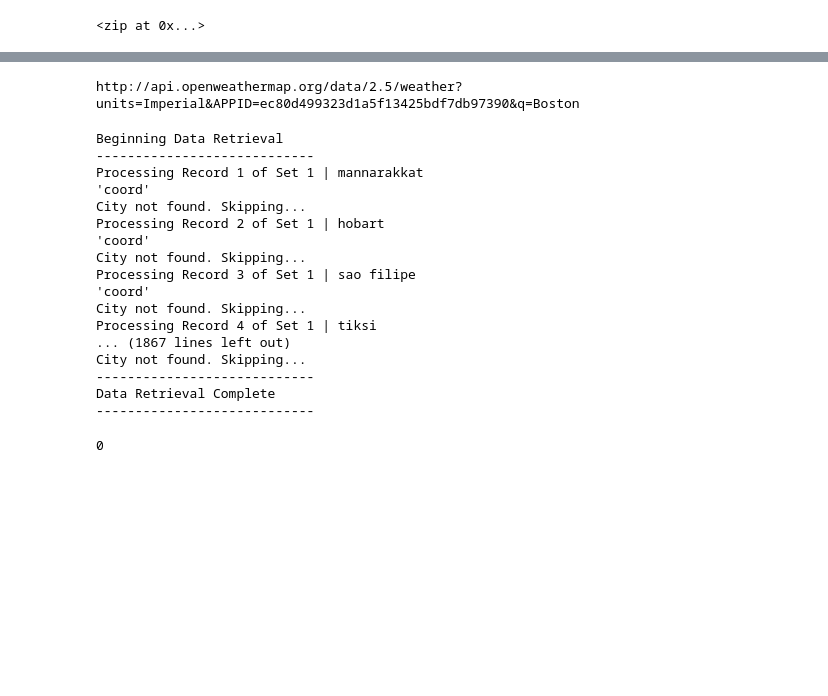
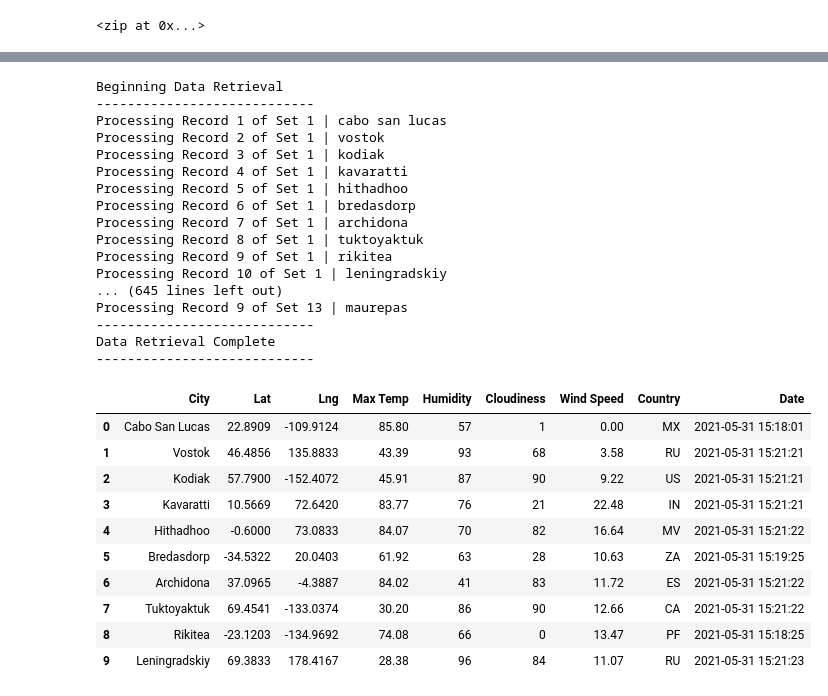
Before and after one commit to nikki4944/World_Weather_Analysis, a Jupyter notebook: WeatherPy.ipynb, the cells around one changed output, grey strips where cells are left out. Saved outputs shown, nothing was run; the diff lists cells and outputs as text; code cells hidden in the pictures; blank space fills up the shorter version.

Commit message:
DataFrame created.

```diff
--- a/WeatherPy.ipynb
+++ b/WeatherPy.ipynb
@@ -44,9 +44,3 @@ http://api.openweathermap.org/data/2.5/weather?units=Imperial&APPID=ec80d499323d
 # %%
 #Import the datetime module from the datetime library
 from datetime import datetime
-# %%
-#Create an endpoint URL for a city
-city_url= url + "&q=" + "Boston"
-print(city_url)
-# %% [output]
-http://api.openweathermap.org/data/2.5/weather?units=Imperial&APPID=ec80d499323d1a5f13425bdf7db97390&q=Boston
@@ -69,8 +61,8 @@ for i, city in enumerate(cities):
     if (i % 50 == 0 and i >= 50):
         set_count+= 1
         record_count= 1
-    #Create endpoint URL with each city
-    city_url= url + "&q=" + city.replace("", "+")
+    # Create endpoint URL with each city.
+    city_url = url + "&q=" + city.replace(" ","+")
     #Log the URL, record, and set numbers and the city
     print(f"Processing Record {record_count} of Set {set_count} | {city}")
     #Add 1 to the record count
@@ -90,7 +82,7 @@ for i, city in enumerate(cities):
         #Convert the date to ISO standard
         city_date= datetime.utcfromtimestamp(city_weather["dt"]).strftime('%Y-%m-%d %H:%M:%S')
         #Append the city information into city_data list
-        city_data.append({"City": city_title(),
+        city_data.append({"City": city.title(),
                           "Lat": city_lat,
                           "Lng": city_lng,
                           "Max Temp": city_max_temp,
@@ -100,8 +92,7 @@ for i, city in enumerate(cities):
                           "Country": city_country,
                           "Date": city_date})
     #If an error is experienced, skip the city
-    except Exception as e:
-        print(e)
+    except:
         print("City not found. Skipping...")
         pass
 #Indidate that Data Loading is complete
@@ -111,22 +102,34 @@ print("----------------------------")
 # %% [output]
 Beginning Data Retrieval
 ----------------------------
-Processing Record 1 of Set 1 | mannarakkat
-'coord'
-City not found. Skipping...
-Processing Record 2 of Set 1 | hobart
-'coord'
-City not found. Skipping...
-Processing Record 3 of Set 1 | sao filipe
-'coord'
-City not found. Skipping...
-Processing Record 4 of Set 1 | tiksi
-... (1867 lines left out)
-City not found. Skipping...
+Processing Record 1 of Set 1 | cabo san lucas
+Processing Record 2 of Set 1 | vostok
+Processing Record 3 of Set 1 | kodiak
+Processing Record 4 of Set 1 | kavaratti
+Processing Record 5 of Set 1 | hithadhoo
+Processing Record 6 of Set 1 | bredasdorp
+Processing Record 7 of Set 1 | archidona
+Processing Record 8 of Set 1 | tuktoyaktuk
+Processing Record 9 of Set 1 | rikitea
+Processing Record 10 of Set 1 | leningradskiy
+... (645 lines left out)
+Processing Record 9 of Set 13 | maurepas
 ----------------------------
 Data Retrieval Complete
 ----------------------------
-# %%
-len(city_data)
-# %% [output]
-0
+# %%
+#Convert the array of dictionaries to a Pandas DataFrame
+city_data_df= pd.DataFrame(city_data)
+city_data_df.head(10)
+# %% [output]
+|  | City | Lat | Lng | Max Temp | Humidity | Cloudiness | Wind Speed | Country | Date |
+| 0 | Cabo San Lucas | 22.8909 | -109.9124 | 85.80 | 57 | 1 | 0.00 | MX | 2021-05-31 15:18:01 |
+| 1 | Vostok | 46.4856 | 135.8833 | 43.39 | 93 | 68 | 3.58 | RU | 2021-05-31 15:21:21 |
+| 2 | Kodiak | 57.7900 | -152.4072 | 45.91 | 87 | 90 | 9.22 | US | 2021-05-31 15:21:21 |
+| 3 | Kavaratti | 10.5669 | 72.6420 | 83.77 | 76 | 21 | 22.48 | IN | 2021-05-31 15:21:21 |
+| 4 | Hithadhoo | -0.6000 | 73.0833 | 84.07 | 70 | 82 | 16.64 | MV | 2021-05-31 15:21:22 |
+| 5 | Bredasdorp | -34.5322 | 20.0403 | 61.92 | 63 | 28 | 10.63 | ZA | 2021-05-31 15:19:25 |
+| 6 | Archidona | 37.0965 | -4.3887 | 84.02 | 41 | 83 | 11.72 | ES | 2021-05-31 15:21:22 |
+| 7 | Tuktoyaktuk | 69.4541 | -133.0374 | 30.20 | 86 | 90 | 12.66 | CA | 2021-05-31 15:21:22 |
+| 8 | Rikitea | -23.1203 | -134.9692 | 74.08 | 66 | 0 | 13.47 | PF | 2021-05-31 15:18:25 |
+| 9 | Leningradskiy | 69.3833 | 178.4167 | 28.38 | 96 | 84 | 11.07 | RU | 2021-05-31 15:21:23 |
```
Also changed, not shown: parts of 5 cells of this notebook, 4 other files.
